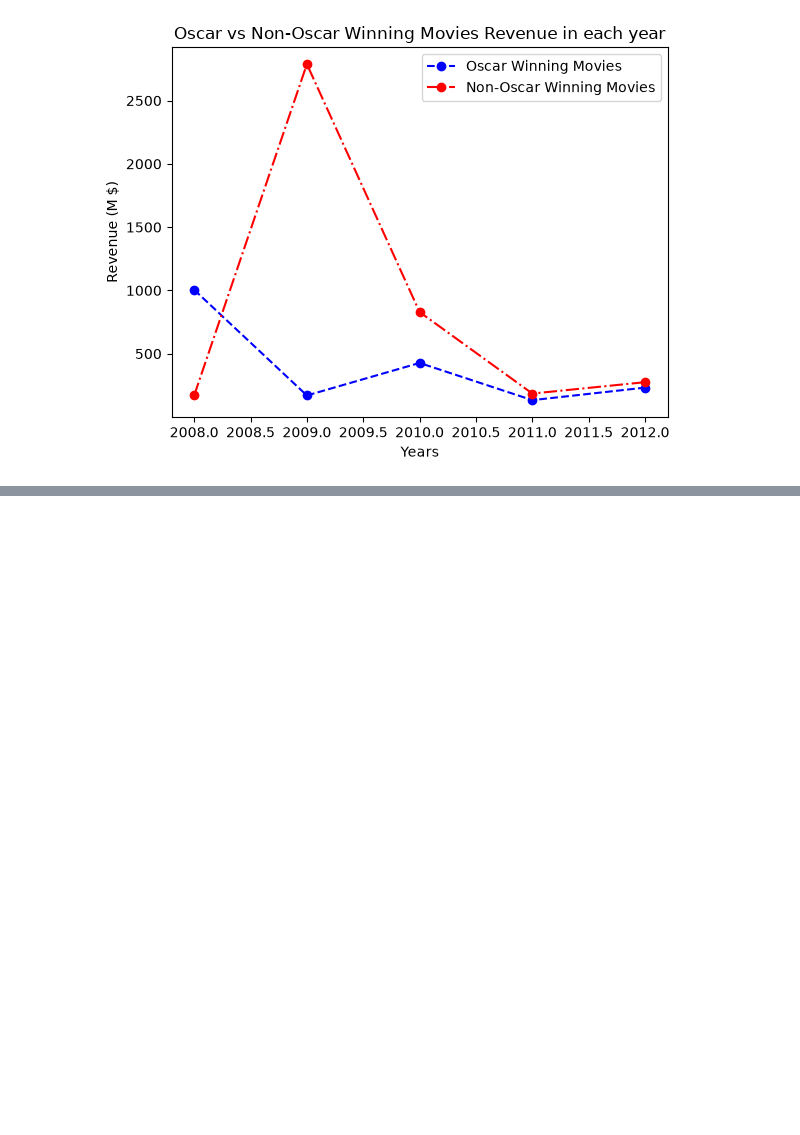
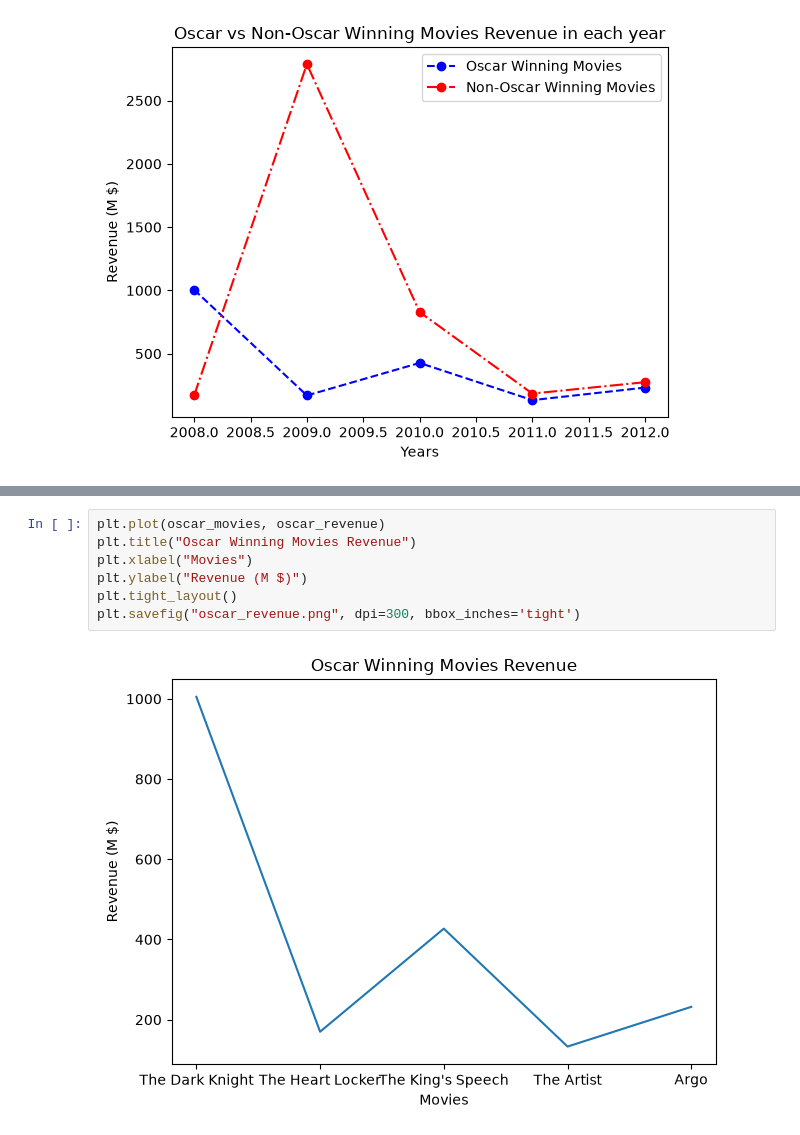
Before and after one commit to md-zeon/Data-Visualization, a Jupyter notebook: matplotlib.ipynb, the cells around one changed output, grey strips where cells are left out. Drawn from its saved outputs; the diff is of its cells as text; blank space fills up the shorter version.

```diff
--- a/matplotlib.ipynb
+++ b/matplotlib.ipynb
@@ -54,0 +106,9 @@ plt.legend()
+# %%
+plt.plot(oscar_movies, oscar_revenue)
+plt.title("Oscar Winning Movies Revenue")
+plt.xlabel("Movies")
+plt.ylabel("Revenue (M $)")
+plt.tight_layout()
+plt.savefig("oscar_revenue.png", dpi=300, bbox_inches='tight')
+# %% [output]
+[figure, added]
```
Also changed, not shown: parts of 1 cell of this notebook, 1 other file.
